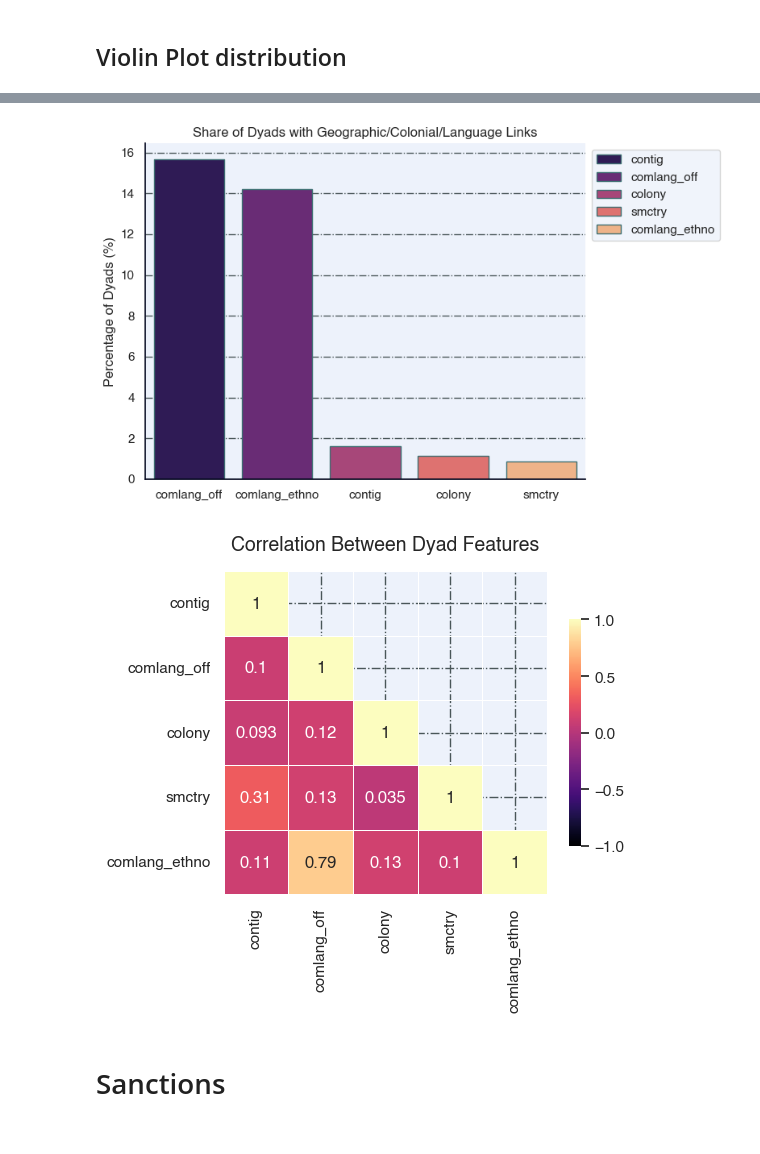
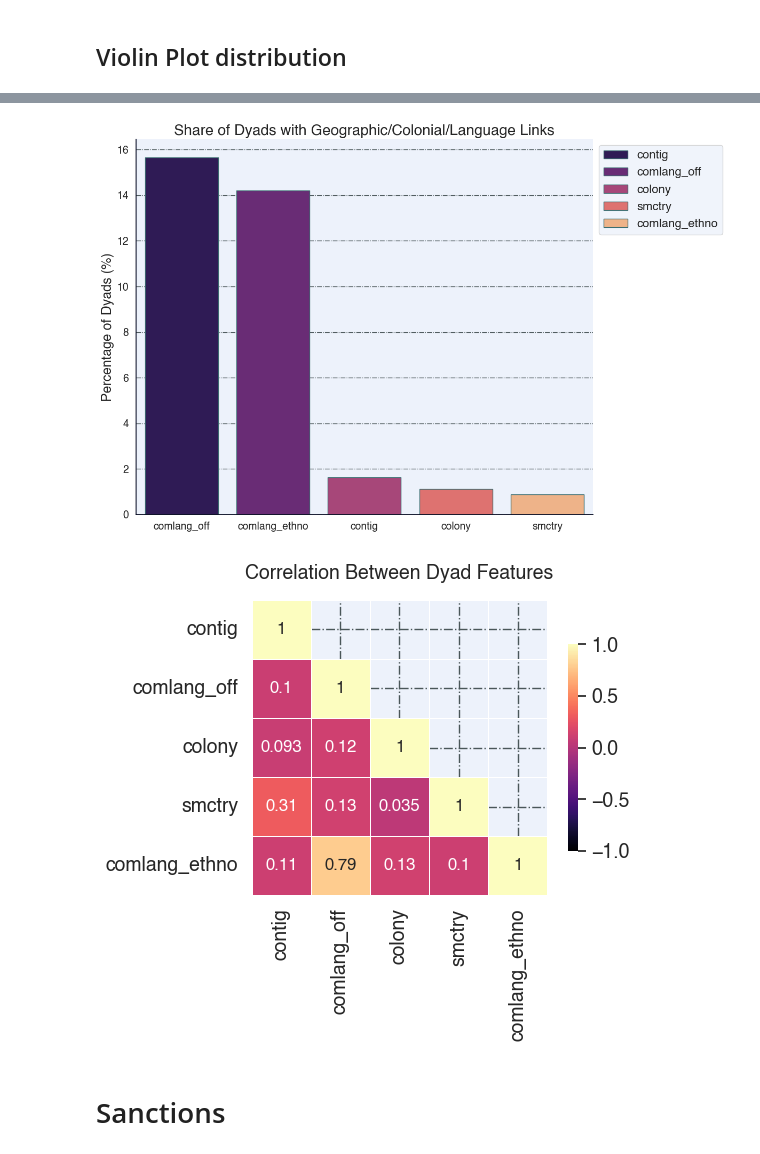
Before and after one commit to Freyness-gd/trade_under_pressure_thesis, a Jupyter notebook: src/data_exploration.ipynb, the cells around one changed output, grey strips where cells are left out. Cells and saved outputs as stored; diff of their text form; code cells hidden in the pictures.

Commit message:
:card_file_box: chore: Finish graphs and data exploration chapter

```diff
--- a/src/data_exploration.ipynb
+++ b/src/data_exploration.ipynb
@@ -66,14 +66,26 @@ BASE_FONT = "Helvetica"
 
 matplotlib.rcParams.update({
   "font.family": BASE_FONT,
-  # optional fine-tuning:
-  "font.size": 11,
-  "axes.titlesize": 13,
-  "axes.labelsize": 12,
-  "xtick.labelsize": 10,
-  "ytick.labelsize": 10,
-  "legend.fontsize": 10,
-  "figure.titlesize": 14,
+
+  # Big base size
+  "font.size": 14,
+
+  # Titles
+  "axes.titlesize": 20,
+  "figure.titlesize": 18,
+
+  # Axis labels
+  "axes.labelsize": 18,
+
+  # Legend
+  "legend.fontsize": 16,
+
+  # Ticks
+  "xtick.labelsize": 14,
+  "ytick.labelsize": 14,
+
+  # Lines
+  "axes.linewidth": 1.5,
 })
 
 hv.extension('bokeh')
@@ -87,6 +99,11 @@ custom_rc = {
   "grid.color": "#4a5759",
   "axes.facecolor": "#edf2fb",
   "patch.edgecolor": "#3c6e71",
+  "axes.titlesize": 20,
+  "axes.labelsize": 18,
+  "xtick.labelsize": 14,
+  "ytick.labelsize": 14,
+  "legend.fontsize": 16,
 }
 sns.set_theme(style="whitegrid", rc=custom_rc, font=BASE_FONT)
 colors = sns.color_palette("magma")
@@ -344,27 +431,27 @@ plt.show()
 # %%
 binary_cols = ["contig", "comlang_off", "colony", "smctry", "comlang_ethno"]
 
 share = df[binary_cols].mean().sort_values(ascending=False) * 100
 
-plt.figure(figsize=(8, 5))
+plt.figure(figsize=(12, 8))
 sns.barplot(x=share.index, y=share.values, hue=binary_cols, palette="magma")
 plt.ylabel("Percentage of Dyads (%)")
 plt.xlabel("")
 plt.title("Share of Dyads with Geographic/Colonial/Language Links")
 plt.legend(
   loc="upper left",
   bbox_to_anchor=(1, 1),
   frameon=True
 )
 plt.tight_layout()
 plt.savefig(
   "graph_output/dyads_share.png",
   dpi=500,
   bbox_inches="tight"
 )
 plt.show()
 # %% [output]
-[figure, old version]
+[figure, new version]
 # %%
 binary_cols = ["contig", "comlang_off", "colony", "smctry", "comlang_ethno"]
 
@@ -389,7 +476,7 @@ plt.title("Correlation Between Dyad Features", fontsize=14, pad=15)
 plt.tight_layout()
 plt.show()
 # %% [output]
-[figure, old version]
+[figure, new version]
 # %% [markdown]
 # Sanctions
 # %% [markdown]
```
Also changed, not shown: parts of 27 cells of this notebook, 12 other files.
